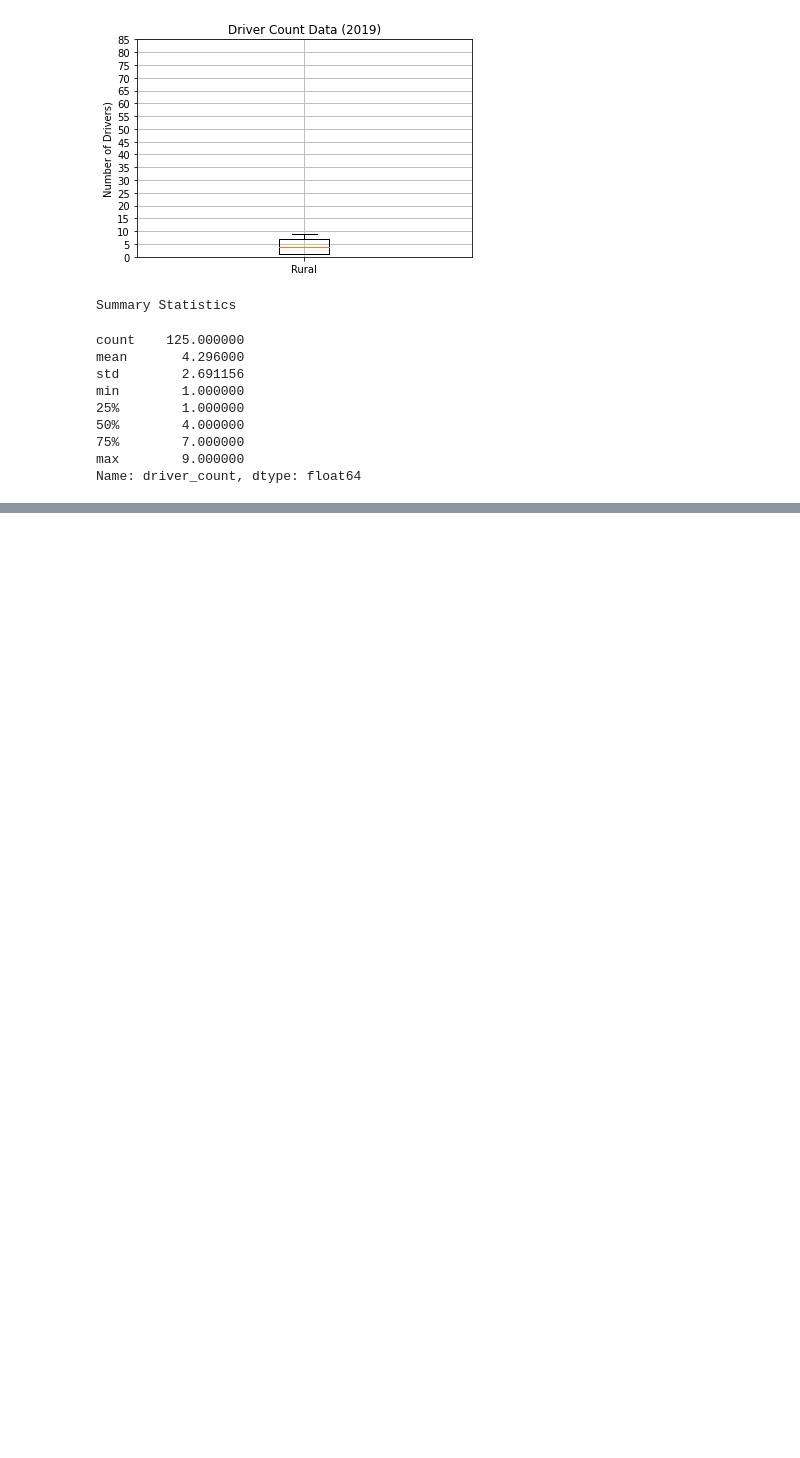
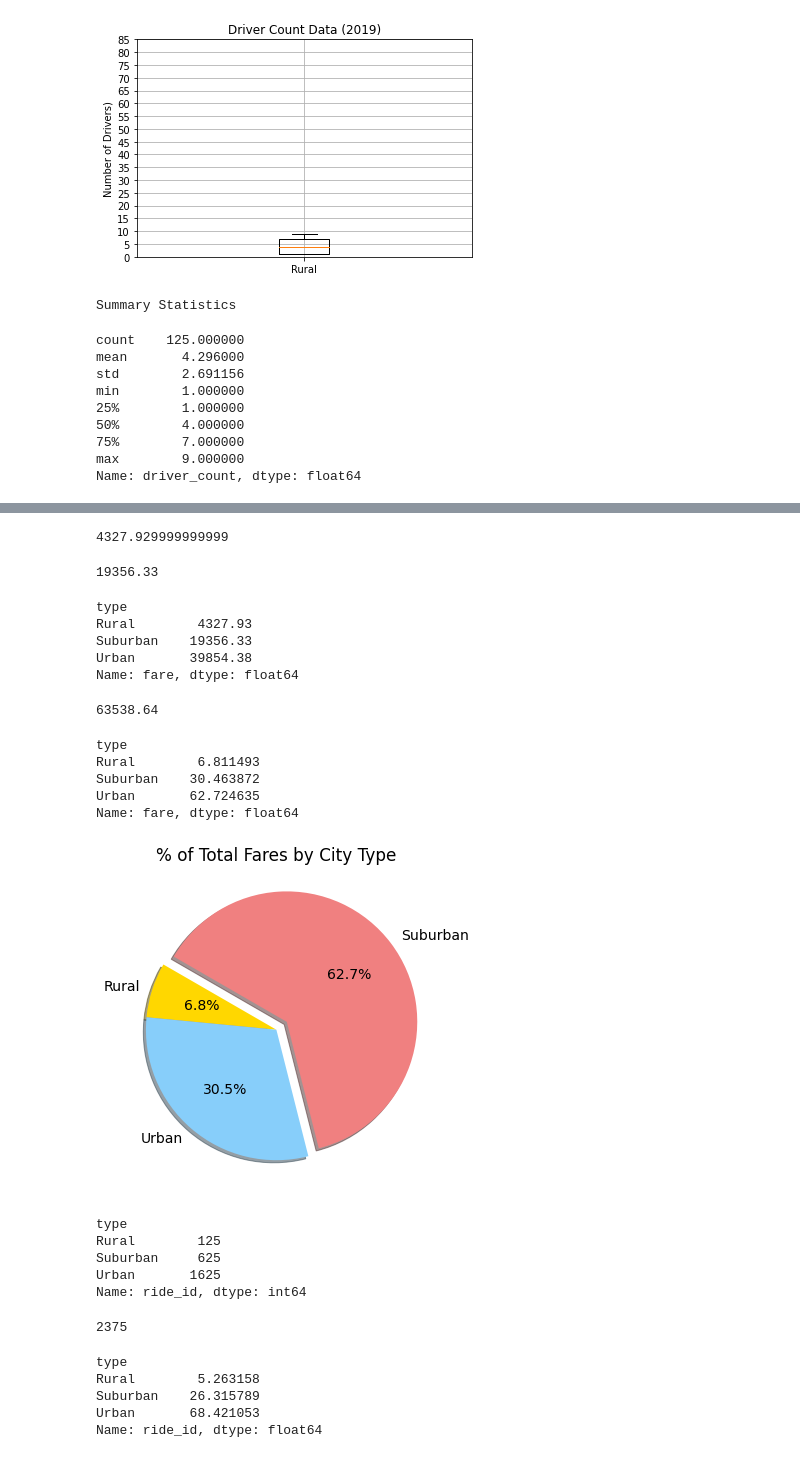
Before and after one commit to sakotiya/RIDE_ANALYSIS, a Jupyter notebook: pyber_ride_analysis.ipynb, the cells around one changed output, grey strips where cells are left out. Drawn from its saved outputs; the diff is of its cells as text; code cells hidden in the pictures; blank space fills up the shorter version.

Commit message:
Percentage ride

```diff
--- a/pyber_ride_analysis.ipynb
+++ b/pyber_ride_analysis.ipynb
@@ -793,0 +799,57 @@ Name: driver_count, dtype: float64
+# %%
+rural_fares.sum()
+# %% [output]
+4327.929999999999
+# %%
+suburban_fares.sum()
+# %% [output]
+19356.33
+# %%
+sum_fares_by_type = pyber_data_df.groupby(["type"]).sum()["fare"]
+sum_fares_by_type
+# %% [output]
+type
+Rural        4327.93
+Suburban    19356.33
+Urban       39854.38
+Name: fare, dtype: float64
+# %%
+total_sum_fare =sum_fares_by_type.sum()
+total_sum_fare
+# %% [output]
+63538.64
+# %%
+percentage_fare = 100* sum_fares_by_type/total_sum_fare
+percentage_fare
+# %% [output]
+type
+Rural        6.811493
+Suburban    30.463872
+Urban       62.724635
+Name: fare, dtype: float64
+# %%
+plt.subplots(figsize=(10, 6))
+plt.pie(percentage_fare, labels= ["Rural", "Urban", "Suburban"],
+       colors= ["gold", "lightskyblue", "lightcoral"],
+       explode = [0,0,0.1],
+       autopct = '%1.1f%%',
+       shadow =True,
+       startangle = 150)
+# Change the default font size from 10 to 14.
+mpl.rcParams['font.size'] = 14
+plt.title("% of Total Fares by City Type")
+# Save Figure
+plt.savefig("Resources/Fig5.png")
+plt.show()
+# %% [output]
+[figure, added]
+# %%
+#the percentage of total rides by city type
+sum_ride_city = pyber_data_df.groupby(["type"]).count()["ride_id"]
+sum_ride_city
+# %% [output]
+type
+Rural        125
+Suburban     625
+Urban       1625
+Name: ride_id, dtype: int64
@@ -793,0 +858,13 @@ Name: driver_count, dtype: float64
+# %%
+total_ride
+# %% [output]
+2375
+# %%
+per_total_ride_type = 100* sum_ride_city/total_ride
+per_total_ride_type
+# %% [output]
+type
+Rural        5.263158
+Suburban    26.315789
+Urban       68.421053
+Name: ride_id, dtype: float64
```
Also changed, not shown: parts of 4 cells of this notebook, 2 other files.
